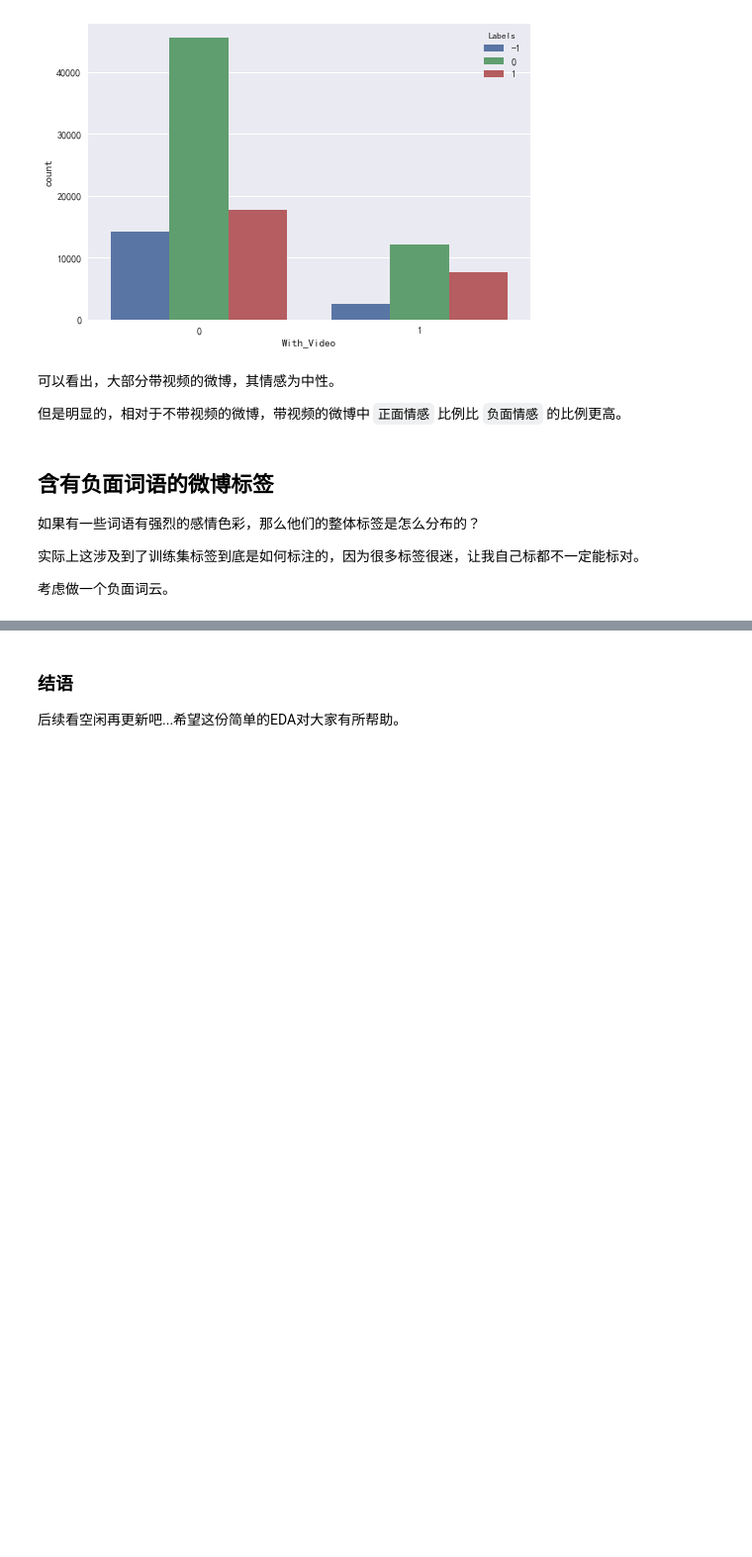
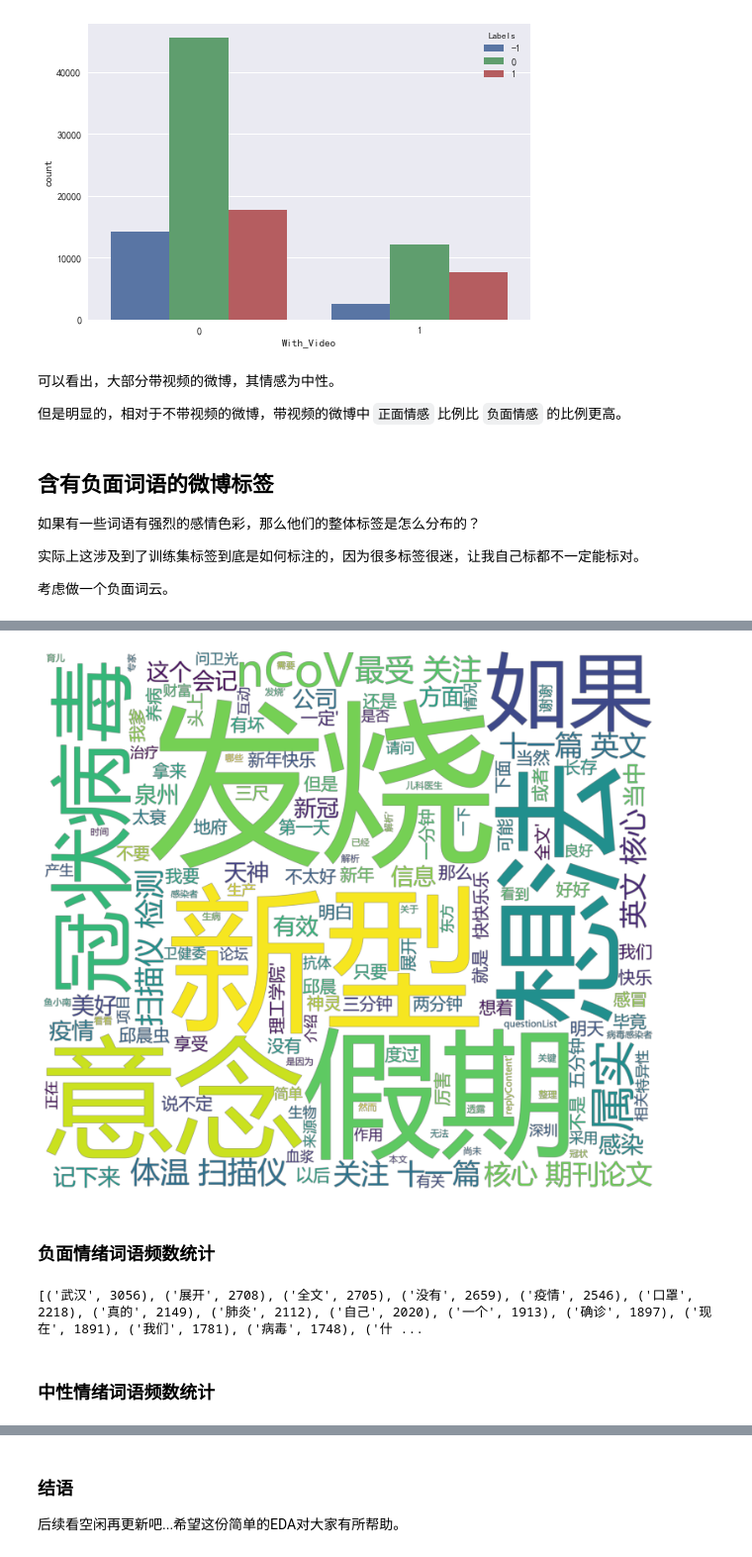
Before and after one commit to DrDavidS/Chinese_NER, a Jupyter notebook: 情感识别/weiboEDA.ipynb, the cells around one changed output, grey strips where cells are left out. Shown at 99% size. Drawn from its saved outputs; the diff is of its cells as text; code cells hidden in the pictures; blank space fills up the shorter version.

```diff
--- a/情感识别/weiboEDA.ipynb
+++ b/情感识别/weiboEDA.ipynb
@@ -341,0 +384,18 @@ Name: Labels, dtype: int64
+# %%
+pos_words_train = train_labeled_copy[train_labeled_copy['Labels'] == "1"]
+# %%
+wc = WordCloud(font_path=font,
+               max_words=2000,
+               width=1800,
+               height=1600,
+               mode='RGBA',
+               background_color=None).generate(str(pos_words_train['Chinese_Content_cut'].values))
+
+plt.figure(figsize=(14, 12))
+plt.imshow(wc, interpolation='bilinear')
+plt.axis('off')
+plt.show()
+# %% [output]
+[figure, added]
+# %% [markdown]
+### 负面情绪词语频数统计
@@ -341,0 +410,8 @@ Name: Labels, dtype: int64
+# %%
+# 对字典按value排序
+neg_words_list = sorted(dic_1.items(), key=lambda x: x[1], reverse=True)
+print(neg_words_list[0:100])
+# %% [output]
+[('武汉', 3056), ('展开', 2708), ('全文', 2705), ('没有', 2659), ('疫情', 2546), ('口罩', 2218), ('真的', 2149), ('肺炎', 2112), ('自己', 2020), ('一个', 1913), ('确诊', 1897), ('现在', 1891), ('我们', 1781), ('病毒', 1748), ('什 ...
+# %% [markdown]
+### 中性情绪词语频数统计
```
Also changed, not shown: parts of 78 cells of this notebook, 2 other files.
